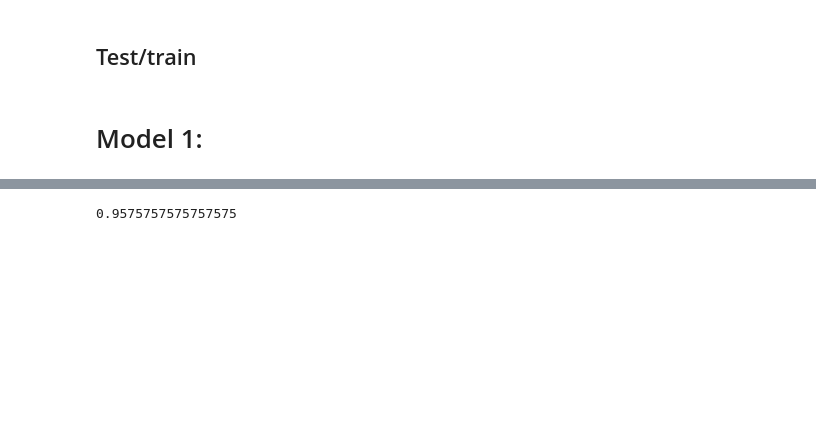
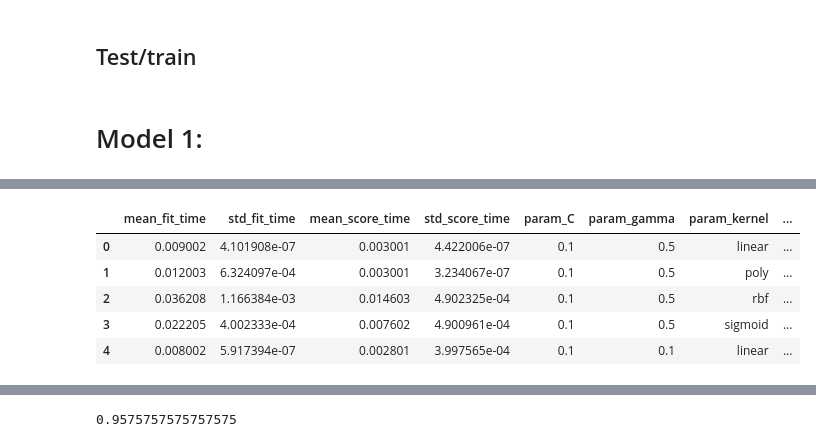
Before and after one commit to Thanujan-Puvikaran/Projet_data_a4, a Jupyter notebook: Projet/Models/SVC.ipynb, the cells around one changed output, grey strips where cells are left out. Saved outputs shown, nothing was run; the diff lists cells and outputs as text; code cells hidden in the pictures; blank space fills up the shorter version.

```diff
--- a/Projet/Models/SVC.ipynb
+++ b/Projet/Models/SVC.ipynb
@@ -59,0 +63,10 @@ Best parameters {'C': 10, 'gamma': 0.001, 'kernel': 'linear'} with best score 0.
+# %%
+results = pd.DataFrame(svc_grid.cv_results_)
+results.head()
+# %% [output]
+|  | mean_fit_time | std_fit_time | mean_score_time | std_score_time | param_C | param_gamma | param_kernel | ... |
+| 0 | 0.009002 | 4.101908e-07 | 0.003001 | 4.422006e-07 | 0.1 | 0.5 | linear | ... |
+| 1 | 0.012003 | 6.324097e-04 | 0.003001 | 3.234067e-07 | 0.1 | 0.5 | poly | ... |
+| 2 | 0.036208 | 1.166384e-03 | 0.014603 | 4.902325e-04 | 0.1 | 0.5 | rbf | ... |
+| 3 | 0.022205 | 4.002333e-04 | 0.007602 | 4.900961e-04 | 0.1 | 0.5 | sigmoid | ... |
+| 4 | 0.008002 | 5.917394e-07 | 0.002801 | 3.997565e-04 | 0.1 | 0.1 | linear | ... |
```
Also changed, not shown: parts of 13 cells of this notebook.
